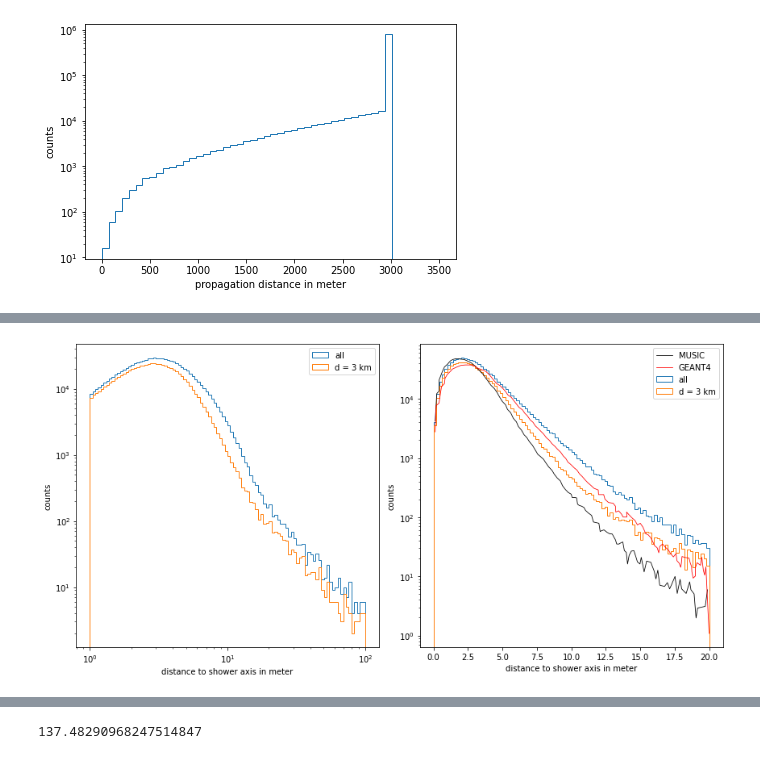
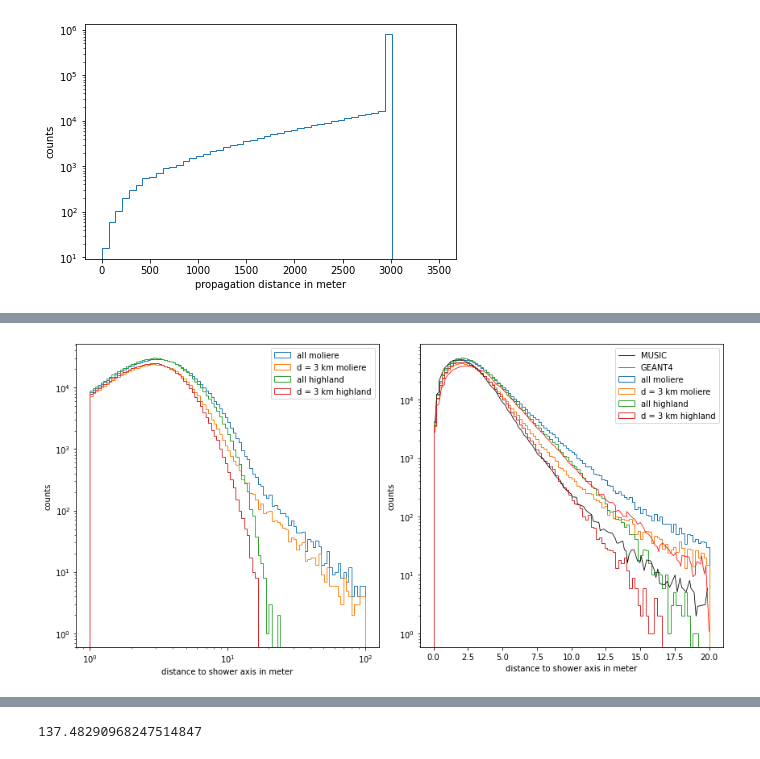
Before and after one commit to pascalgutjahr/muon-deflection-paper, a Jupyter notebook: deflection/compare_MUSIC.ipynb, the cells around one changed output, grey strips where cells are left out. Saved outputs shown, nothing was run; the diff lists cells and outputs as text; code cells hidden in the pictures.

```diff
--- a/deflection/compare_MUSIC.ipynb
+++ b/deflection/compare_MUSIC.ipynb
@@ -24,8 +24,8 @@ os.system('mkdir -p {}'.format(df_dir))
 # %% [output]
 0
 # %%
-df = pd.read_hdf('data/compare_MUSIC/MUSIC_2TeV_3km_water_final.hdf5')
-df
+df_moliere = pd.read_hdf('data/compare_MUSIC/MUSIC_2TeV_3km_water_final.hdf5')
+df_moliere
 # %% [output]
 |  | E_i | E_f | distances | deflection | x_dir_i | y_dir_i | z_dir_i | x_i | y_i | z_i | ... |
 | 0 | 2000.0 | 359.158419 | 3000.000000 | 0.129391 | 0.0 | 0.0 | 1.0 | 0.0 | 0.0 | 0.0 | ... |
@@ -41,6 +41,8 @@ df
 | 999999 | 2000.0 | 305.728388 | 3000.000000 | 0.093982 | 0.0 | 0.0 | 1.0 | 0.0 | 0.0 | 0.0 | ... |
 1000000 rows × 13 columns
 # %%
-E_i = df.E_i[0] * 1e3 # in MeV
-E_f = mode(df.E_f) * 1e3 # in MeV
-n_events = len(df)
+E_i = df_moliere.E_i[0] * 1e3 # in MeV
+E_f = mode(df_moliere.E_f) * 1e3 # in MeV
+n_events = len(df_moliere)
+# %%
+df_highland = pd.read_hdf('data/compare_MUSIC/MUSIC_2TeV_3km_water_final_highland.hdf5')
@@ -177,34 +167,39 @@ if save_plot:
 # %%
 # Distance to shower axis
 fig, ax = plt.subplots(1, 2, figsize=(12, 6))
 
-d_shower = np.sqrt(df.x_f**2 + df.y_f**2) / 1e2 # in meter
+d_shower_moliere = np.sqrt(df_moliere.x_f**2 + df_moliere.y_f**2) / 1e2 # in meter
+d_shower_highland = np.sqrt(df_highland.x_f**2 + df_highland.y_f**2) / 1e2 # in meter
 
 bins = np.logspace(0, 2, 101)
-ax[0].hist(d_shower, bins=bins, histtype='step', label='all')
-ax[0].hist(d_shower[df.distances==3e3], bins=bins, histtype='step', label='d = 3 km')
+ax[0].hist(d_shower_moliere, bins=bins, histtype='step', label='all moliere')
+ax[0].hist(d_shower_moliere[df_moliere.distances==3e3], bins=bins, histtype='step', label='d = 3 km moliere')
+ax[0].hist(d_shower_highland, bins=bins, histtype='step', label='all highland')
+ax[0].hist(d_shower_highland[df_highland.distances==3e3], bins=bins, histtype='step', label='d = 3 km highland')
 ax[0].set_xscale('log')
 ax[0].set_yscale('log')
 ax[0].set_xlabel('distance to shower axis in meter')
 ax[0].set_ylabel('counts')
 ax[0].legend(loc='upper right')
 
 bins = np.linspace(0, 20, 101)
-ax[1].hist(d_shower, bins=bins, histtype='step', label='all')
-ax[1].hist(d_shower[df.distances==3e3], bins=bins, histtype='step', label='d = 3 km')
+ax[1].hist(d_shower_moliere, bins=bins, histtype='step', label='all moliere')
+ax[1].hist(d_shower_moliere[df_moliere.distances==3e3], bins=bins, histtype='step', label='d = 3 km moliere')
+ax[1].hist(d_shower_highland, bins=bins, histtype='step', label='all highland')
+ax[1].hist(d_shower_highland[df_highland.distances==3e3], bins=bins, histtype='step', label='d = 3 km highland')
 ax[1].set_yscale('log')
 ax[1].set_xlabel('distance to shower axis in meter')
 ax[1].set_ylabel('counts')
 
 
 ax[1].plot(df_MUSIC['d_shower'], df_MUSIC['counts'], color='black', linewidth=0.8, label='MUSIC')
 ax[1].plot(df_GEANT4['d_shower'], df_GEANT4['counts'], color='red', linewidth=0.8, label='GEANT4')
 
 ax[1].legend(loc='upper right')
 
 
 plt.tight_layout()
 if save_plot:
     plt.savefig(plot_dir + '{}_{}_{}events_distance_showeraxis.pdf'.format(energy_name(E_i), energy_name(E_f), n_events))
 # %% [output]
-[figure, old version]
+[figure, new version]
```
Also changed, not shown: parts of 17 cells of this notebook, 11 other files.
